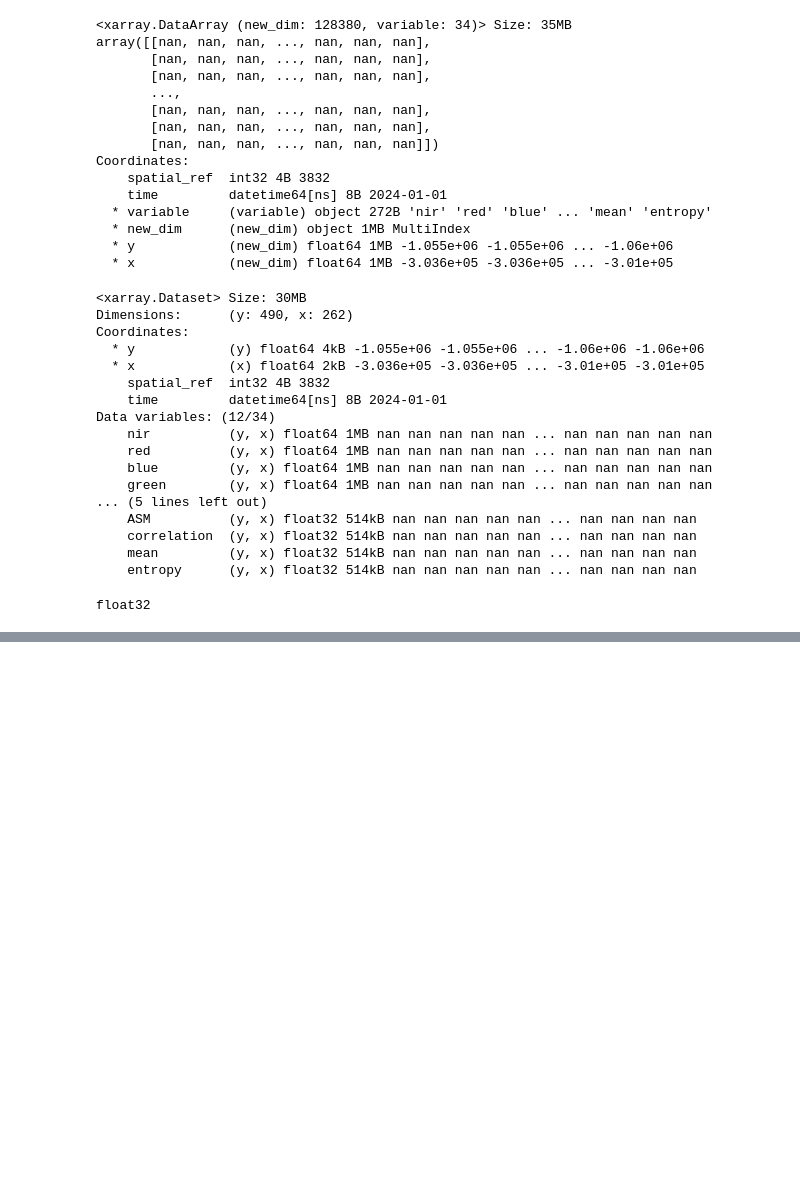
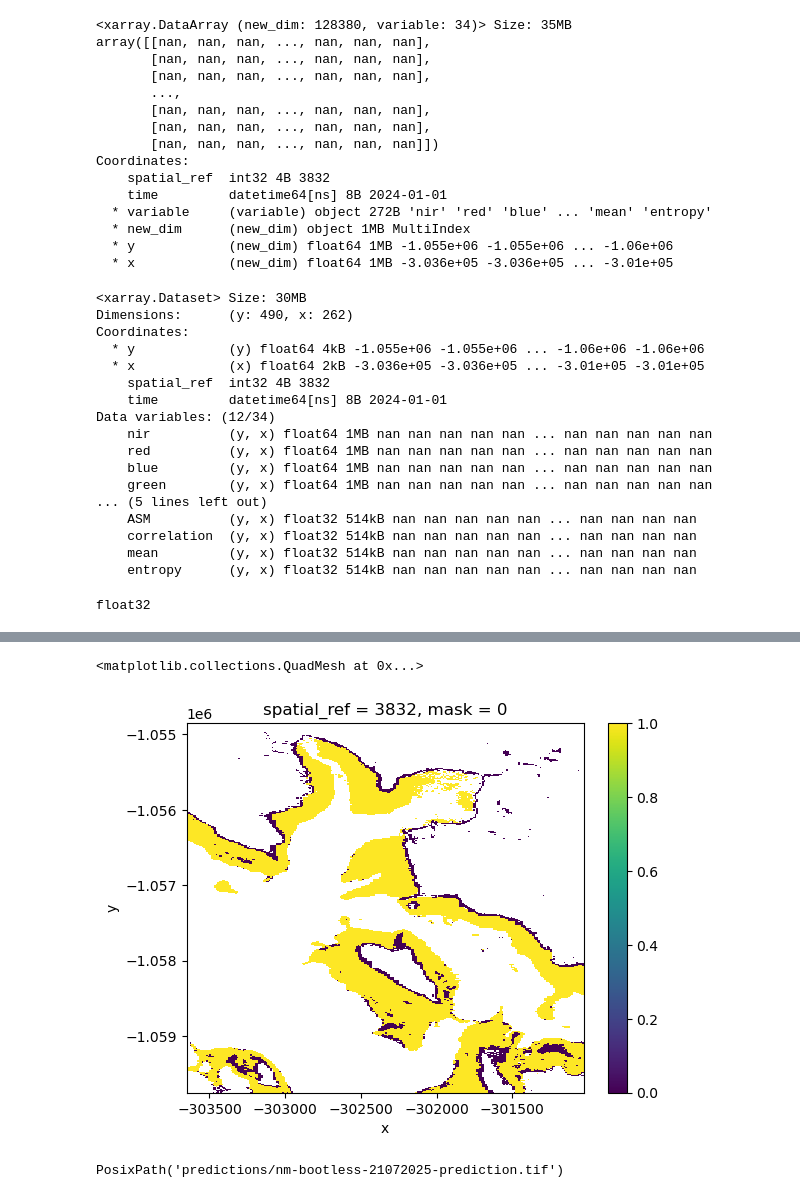
Before and after one commit to digitalearthpacific/dep-seagrass, a Jupyter notebook: classification/4-prediction.ipynb, the cells around one changed output, grey strips where cells are left out. Drawn from its saved outputs; the diff is of its cells as text; code cells hidden in the pictures; blank space fills up the shorter version.

```diff
--- a/classification/4-prediction.ipynb
+++ b/classification/4-prediction.ipynb
@@ -319,0 +377,26 @@ predicted.odc.write_cog(f"predictions/{version}-prediction.tif", overwrite=True)
+# %%
+from matplotlib import colors
+
+classes = [
+    [1, "sediment", "#8c8c8c"],
+    [2, "sand", "#fedd24"],
+    [3, "rubble", "#f8ffb4"],
+    [4, "seagrass", "#6df7dc"],
+    [5, "seaweed", "#b9df6f"],
+    [6, "coral", "#a011c3"],
+    [7, "rock", "#804600"],
+    [8, "deeps", "#011b61"],
+    [9, "mangrove", "#086a39"],
+    [10, "land", "#ffffff"],
+]
+
+seagrass_value = 4
+values_list = [c[0] for c in classes]
+color_list = [c[2] for c in classes]
+
+# Build a listed colormap.
+c_map = colors.ListedColormap(color_list)
+bounds = values_list + [14]
+norm = colors.BoundaryNorm(bounds, c_map.N)
+
+# predicted_da.plot.imshow(cmap=c_map, norm=norm, size=10)
@@ -319,0 +414,11 @@ predicted.odc.write_cog(f"predictions/{version}-prediction.tif", overwrite=True)
+# %%
+seagrass_extent = output(predicted, seagrass_value)
+# %%
+seagrass_extent.plot()
+# %% [output]
+<matplotlib.collections.QuadMesh at 0x...>
+[figure, added]
+# %%
+seagrass_extent.odc.write_cog(f"predictions/{version}-prediction.tif", crs="EPSG:3832", overwrite=True)
+# %% [output]
+PosixPath('predictions/nm-bootless-21072025-prediction.tif')
```
Also changed, not shown: parts of 9 cells of this notebook, 5 other files.
